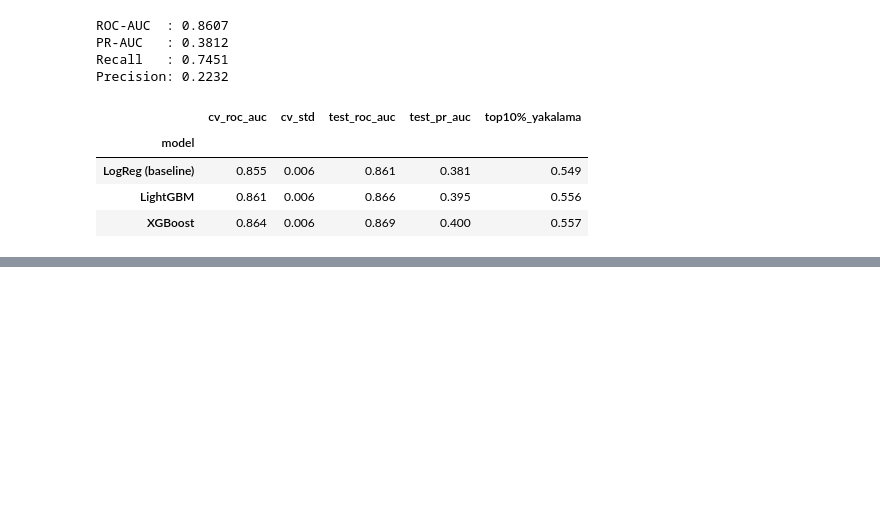
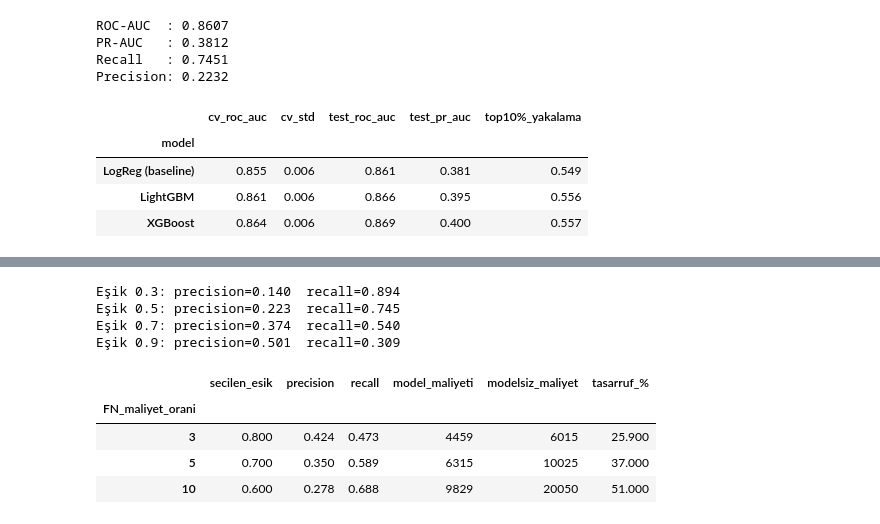
Before and after one commit to Samiltokat97/credit-risk-project, a Jupyter notebook: notebooks/01_eda.ipynb, the cells around one changed output, grey strips where cells are left out. Cells and saved outputs as stored; diff of their text form; code cells hidden in the pictures; blank space fills up the shorter version.

Commit message:
XGBoost ayarı, eşik analizi ve maliyet bazlı değerlendirme

```diff
--- a/notebooks/01_eda.ipynb
+++ b/notebooks/01_eda.ipynb
@@ -407,0 +482,70 @@ pd.DataFrame(sonuclar).set_index("model")
+# %%
+# Baseline modelin test verisindeki temerrüt olasılıkları
+proba_baseline = baseline.predict_proba(X_test)[:, 1]
+
+# Farklı eşikler dene: "olasılık eşikten büyükse riskli de"
+for esik in [0.3, 0.5, 0.7, 0.9]:
+    # Olasılık eşikten büyükse 1 (riskli), değilse 0
+    tahmin_esik = (proba_baseline >= esik).astype(int)
+    p = precision_score(y_test, tahmin_esik)
+    r = recall_score(y_test, tahmin_esik)
+    print(f"Eşik {esik}: precision={p:.3f}  recall={r:.3f}")
+# %% [output]
+Eşik 0.3: precision=0.140  recall=0.894
+Eşik 0.5: precision=0.223  recall=0.745
+Eşik 0.7: precision=0.374  recall=0.540
+Eşik 0.9: precision=0.501  recall=0.309
+# %%
+from sklearn.model_selection import cross_val_predict
+
+# Eşiği test verisine bakmadan seçmek için: eğitim verisinde "çapraz tahmin" üret
+# Her müşterinin skoru, o müşteriyi hiç görmemiş bir modelden gelir (sızıntı yok)
+cv5 = StratifiedKFold(n_splits=5, shuffle=True, random_state=42)
+oof_proba = cross_val_predict(en_iyi, X_train, y_train, cv=cv5, method="predict_proba")[:, 1]
+
+# Ayarlı XGBoost'un test verisindeki skorları (eşiği seçtikten sonra kullanacağız)
+proba_xgb = en_iyi.predict_proba(X_test)[:, 1]
+
+# Denenecek eşikler: 0.05'ten 0.95'e kadar
+esikler = np.arange(0.05, 0.96, 0.05)
+
+def maliyet_hesapla(y_gercek, proba, esik, fn_maliyet):
+    # Eşiğe göre tahmin: skor eşikten büyükse "riskli" (1)
+    tahmin = (proba >= esik).astype(int)
+    tn, fp, fn, tp = confusion_matrix(y_gercek, tahmin).ravel()
+    # Toplam maliyet: kaçırılan temerrüt x fn_maliyet + yanlış alarm x 1
+    return fn * fn_maliyet + fp * 1
+
+satirlar = []
+# Temerrüt kaçırmak, yanlış alarmdan kaç kat pahalı? (3, 5, 10 varsayımları)
+for fn_oran in [3, 5, 10]:
+    # Eğitim çapraz tahminlerinde her eşiğin maliyetini hesapla
+    maliyetler = [maliyet_hesapla(y_train.values, oof_proba, e, fn_oran) for e in esikler]
+    # En düşük maliyetli eşiği seç (argmin: en küçük değerin sırası)
+    secilen = esikler[int(np.argmin(maliyetler))]
+
+    # Seçilen eşiği TEST verisinde bir kez uygula
+    tahmin_test = (proba_xgb >= secilen).astype(int)
+    tn, fp, fn, tp = confusion_matrix(y_test, tahmin_test).ravel()
+    model_maliyet = fn * fn_oran + fp
+
+    # Model yoksa herkese kredi verilir: tüm temerrütler "kaçırılmış" sayılır
+    modelsiz_maliyet = y_test.sum() * fn_oran
+
+    satirlar.append({
+        "FN_maliyet_orani": fn_oran,
+        "secilen_esik": round(float(secilen), 2),
+        "precision": round(tp / (tp + fp), 3),
+        "recall": round(tp / (tp + fn), 3),
+        "model_maliyeti": int(model_maliyet),
+        "modelsiz_maliyet": int(modelsiz_maliyet),
+        "tasarruf_%": round((1 - model_maliyet / modelsiz_maliyet) * 100, 1),
+    })
+
+pd.DataFrame(satirlar).set_index("FN_maliyet_orani")
+# %% [output]
+|  | secilen_esik | precision | recall | model_maliyeti | modelsiz_maliyet | tasarruf_% |
+| FN_maliyet_orani |  |  |  |  |  |  |
+| 3 | 0.800 | 0.424 | 0.473 | 4459 | 6015 | 25.900 |
+| 5 | 0.700 | 0.350 | 0.589 | 6315 | 10025 | 37.000 |
+| 10 | 0.600 | 0.278 | 0.688 | 9829 | 20050 | 51.000 |
```
Also changed, not shown: parts of 2 cells of this notebook.
